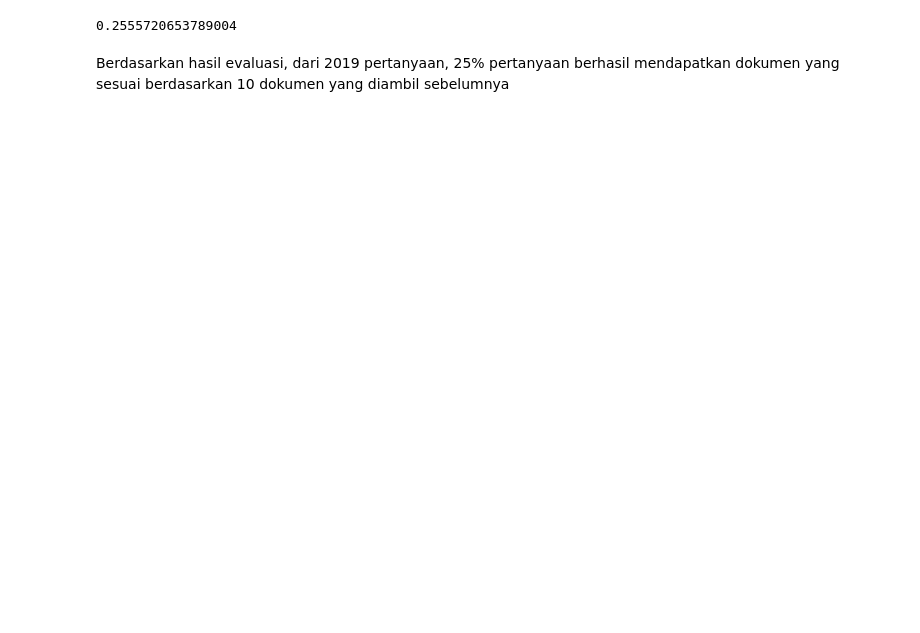
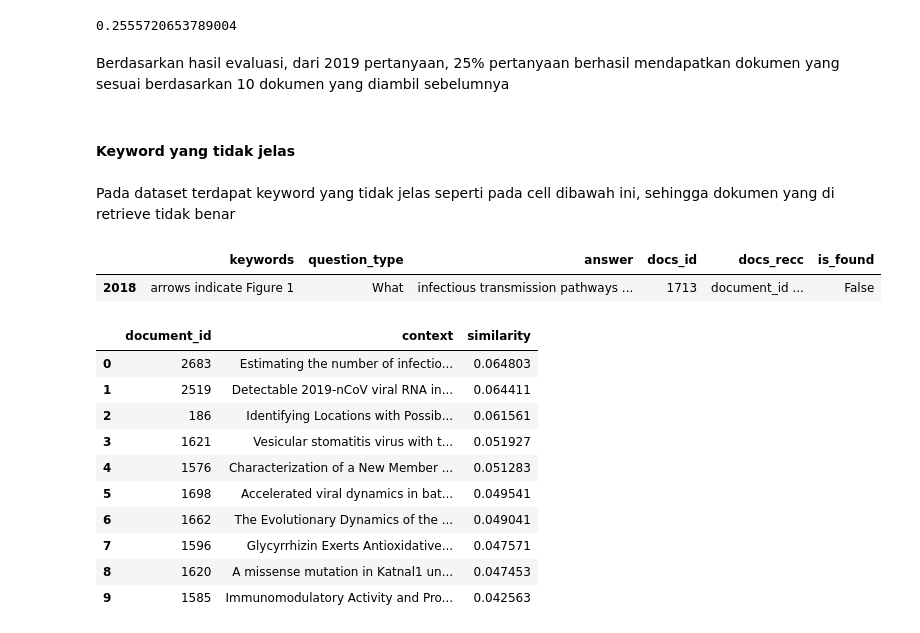
Before and after one commit to nadyadtm/Document-Retrieval, a Jupyter notebook: Information_Retrieval_Evaluation_BERT_TFIDF.ipynb, the cells around one changed output. Drawn from its saved outputs; the diff is of its cells as text; code cells hidden in the pictures; blank space fills up the shorter version.

```diff
--- a/Information_Retrieval_Evaluation_BERT_TFIDF.ipynb
+++ b/Information_Retrieval_Evaluation_BERT_TFIDF.ipynb
@@ -420,3 +420,26 @@ print(qu['is_found'].sum()/2019)
 0.2555720653789004
 # %% [markdown]
 Berdasarkan hasil evaluasi, dari 2019 pertanyaan, 25% pertanyaan berhasil mendapatkan dokumen yang sesuai berdasarkan 10 dokumen yang diambil sebelumnya
+# %% [markdown]
+#### Keyword yang tidak jelas
+# %% [markdown]
+Pada dataset terdapat keyword yang tidak jelas seperti pada cell dibawah ini, sehingga dokumen yang di retrieve tidak benar
+# %%
+qu.tail(1)
+# %% [output]
+|  | keywords | question_type | answer | docs_id | docs_recc | is_found |
+| 2018 | arrows indicate Figure 1 | What | infectious transmission pathways ... | 1713 | document_id ... | False |
+# %%
+ranking_ir_tf_idf(qu.keywords[2018])
+# %% [output]
+|  | document_id | context | similarity |
+| 0 | 2683 | Estimating the number of infectio... | 0.064803 |
+| 1 | 2519 | Detectable 2019-nCoV viral RNA in... | 0.064411 |
+| 2 | 186 | Identifying Locations with Possib... | 0.061561 |
+| 3 | 1621 | Vesicular stomatitis virus with t... | 0.051927 |
+| 4 | 1576 | Characterization of a New Member ... | 0.051283 |
+| 5 | 1698 | Accelerated viral dynamics in bat... | 0.049541 |
+| 6 | 1662 | The Evolutionary Dynamics of the ... | 0.049041 |
+| 7 | 1596 | Glycyrrhizin Exerts Antioxidative... | 0.047571 |
+| 8 | 1620 | A missense mutation in Katnal1 un... | 0.047453 |
+| 9 | 1585 | Immunomodulatory Activity and Pro... | 0.042563 |
```
Also changed, not shown: parts of 24 cells of this notebook.
